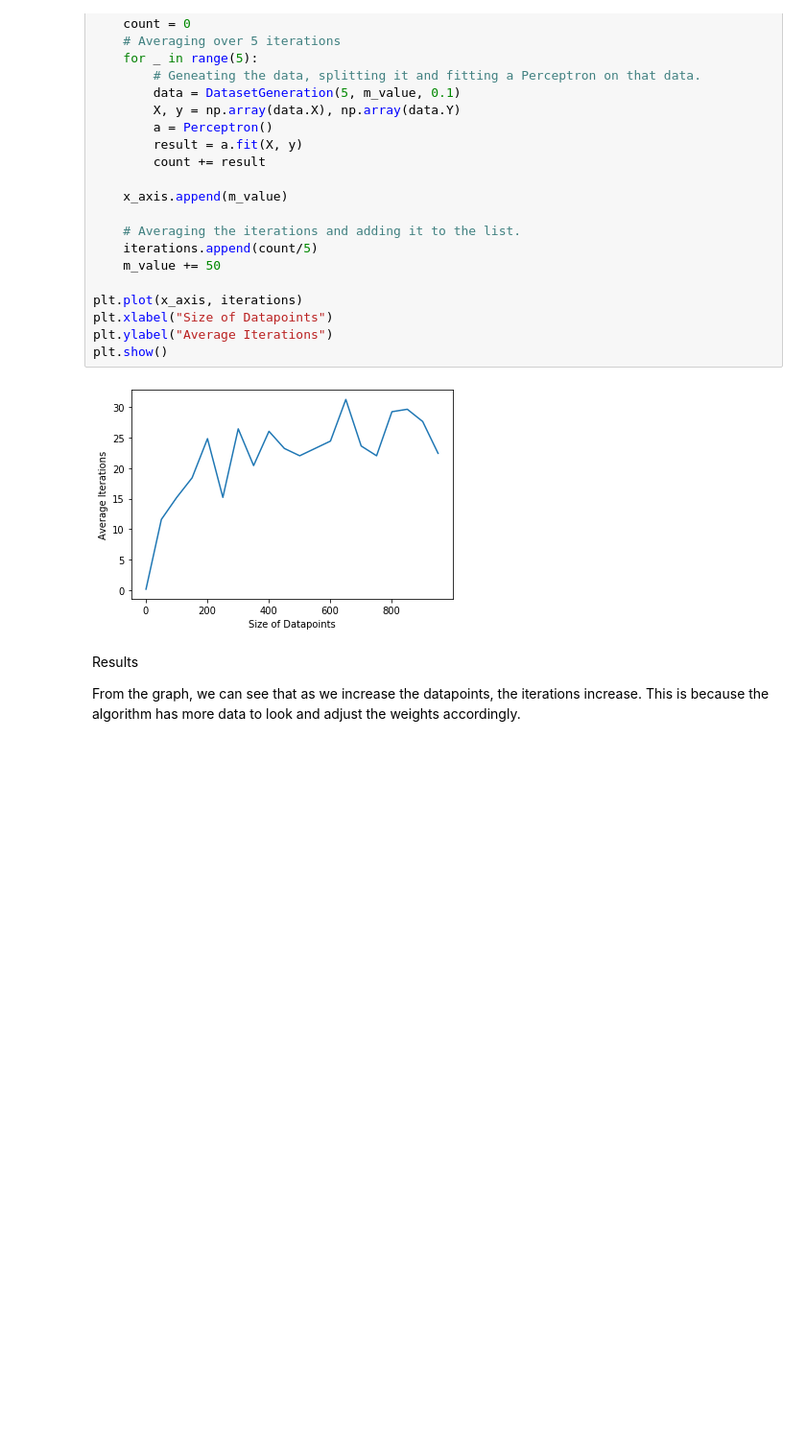
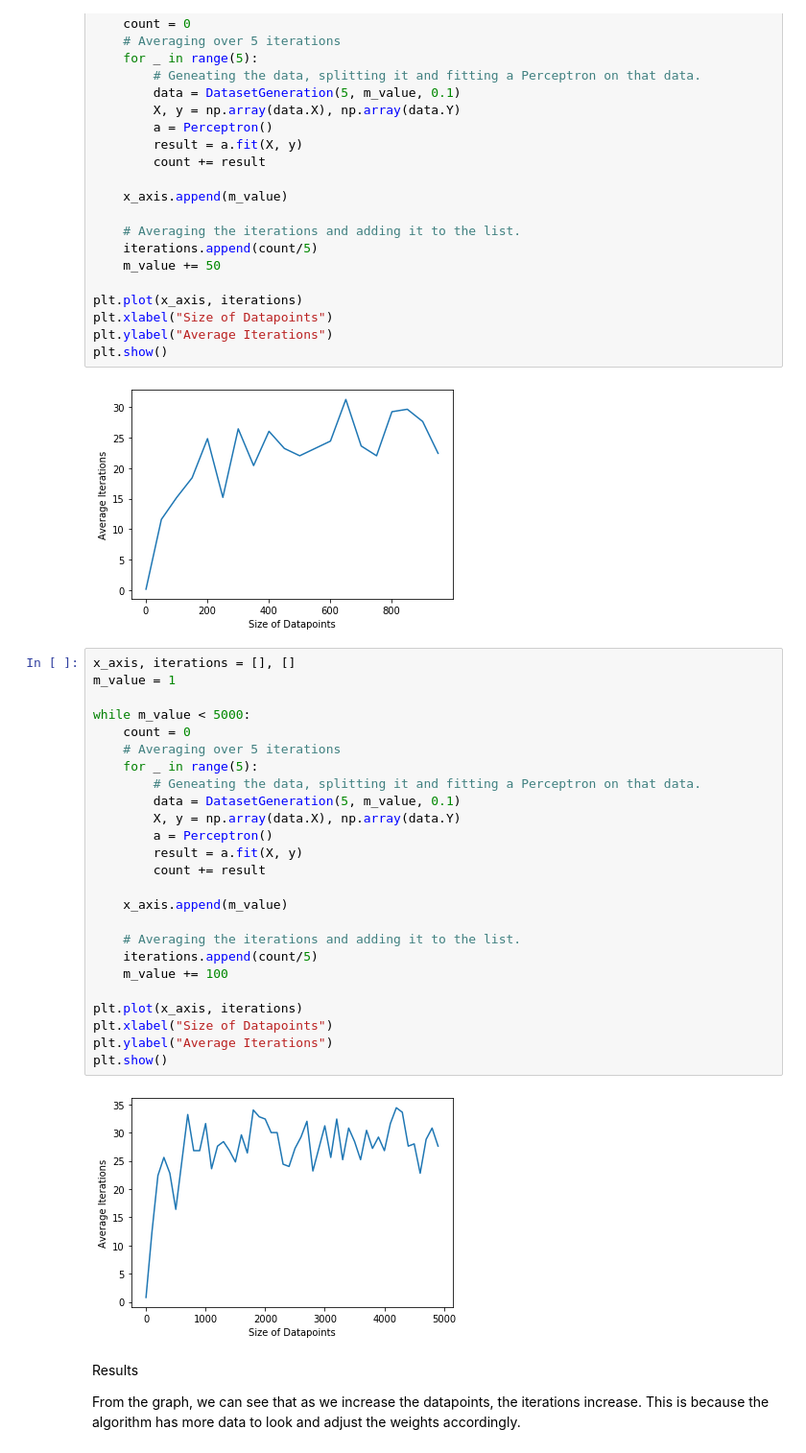
Before and after one commit to harsh-bhatt-25/ML_CS536, a Jupyter notebook: Assignment 3/Perceptrons and SVMs.ipynb, the cells around one changed output. Shown at 96% size. Cells and saved outputs as stored; diff of their text form; blank space fills up the shorter version.

```diff
--- a/Assignment 3/Perceptrons and SVMs.ipynb
+++ b/Assignment 3/Perceptrons and SVMs.ipynb
@@ -99,6 +99,33 @@ plt.ylabel("Average Iterations")
 plt.show()
 # %% [output]
 [figure]
+# %%
+x_axis, iterations = [], []
+m_value = 1
+
+while m_value < 5000:
+    count = 0
+    # Averaging over 5 iterations
+    for _ in range(5):
+        # Geneating the data, splitting it and fitting a Perceptron on that data.
+        data = DatasetGeneration(5, m_value, 0.1)
+        X, y = np.array(data.X), np.array(data.Y)
+        a = Perceptron()
+        result = a.fit(X, y)
+        count += result
+
+    x_axis.append(m_value)
+
+    # Averaging the iterations and adding it to the list.
+    iterations.append(count/5)
+    m_value += 100
+
+plt.plot(x_axis, iterations)
+plt.xlabel("Size of Datapoints")
+plt.ylabel("Average Iterations")
+plt.show()
+# %% [output]
+[figure, added]
 # %% [markdown]
 Results
 
```
Also changed, not shown: 2 other files.
